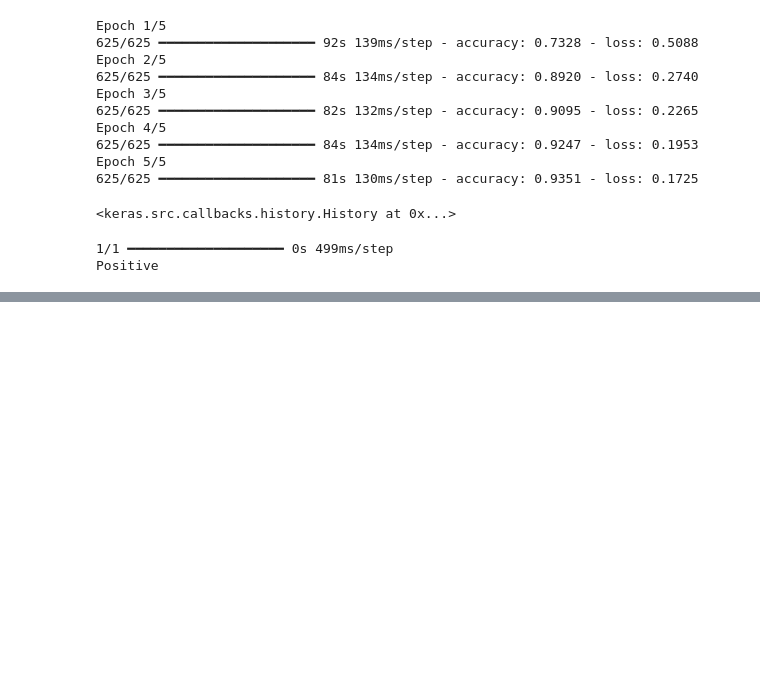
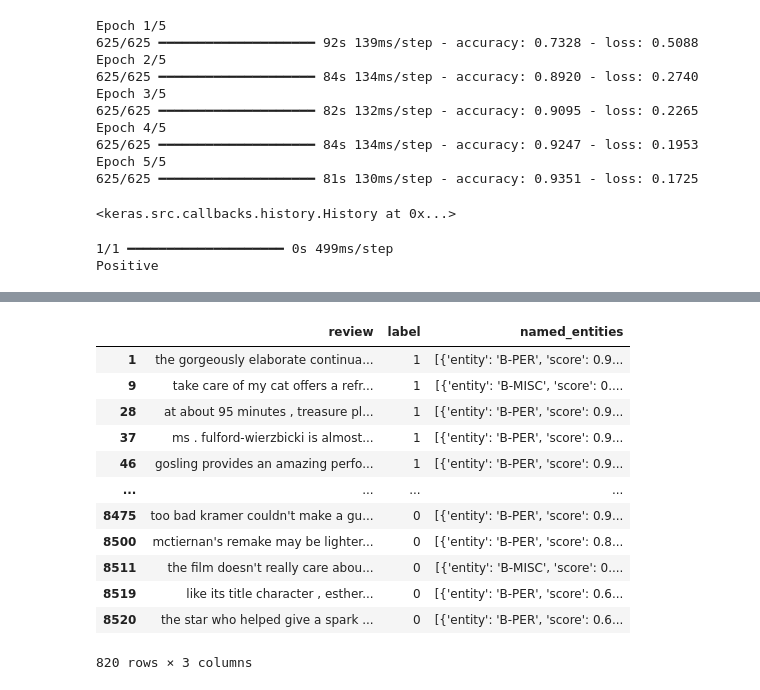
Before and after one commit to junghodavidlee/Project-3, a Jupyter notebook: IMDB Movie Sentiment Analysis.ipynb, the cells around one changed output, grey strips where cells are left out. Cells and saved outputs as stored; diff of their text form; code cells hidden in the pictures; blank space fills up the shorter version.

```diff
--- a/IMDB Movie Sentiment Analysis.ipynb
+++ b/IMDB Movie Sentiment Analysis.ipynb
@@ -103,0 +191,17 @@ Could not create share link. Please check your internet connection or our status
+# %%
+df_reviews = df_reviews[df_reviews['named_entities'].apply(lambda x: len(x) > 2)]
+df_reviews
+# %% [output]
+|  | review | label | named_entities |
+| 1 | the gorgeously elaborate continua... | 1 | [{'entity': 'B-PER', 'score': 0.9... |
+| 9 | take care of my cat offers a refr... | 1 | [{'entity': 'B-MISC', 'score': 0.... |
+| 28 | at about 95 minutes , treasure pl... | 1 | [{'entity': 'B-PER', 'score': 0.9... |
+| 37 | ms . fulford-wierzbicki is almost... | 1 | [{'entity': 'B-PER', 'score': 0.9... |
+| 46 | gosling provides an amazing perfo... | 1 | [{'entity': 'B-PER', 'score': 0.9... |
+| ... | ... | ... | ... |
+| 8475 | too bad kramer couldn't make a gu... | 0 | [{'entity': 'B-PER', 'score': 0.9... |
+| 8500 | mctiernan's remake may be lighter... | 0 | [{'entity': 'B-PER', 'score': 0.8... |
+| 8511 | the film doesn't really care abou... | 0 | [{'entity': 'B-MISC', 'score': 0.... |
+| 8519 | like its title character , esther... | 0 | [{'entity': 'B-PER', 'score': 0.6... |
+| 8520 | the star who helped give a spark ... | 0 | [{'entity': 'B-PER', 'score': 0.6... |
+820 rows × 3 columns
```
Also changed, not shown: parts of 8 cells of this notebook, 1 other file.
